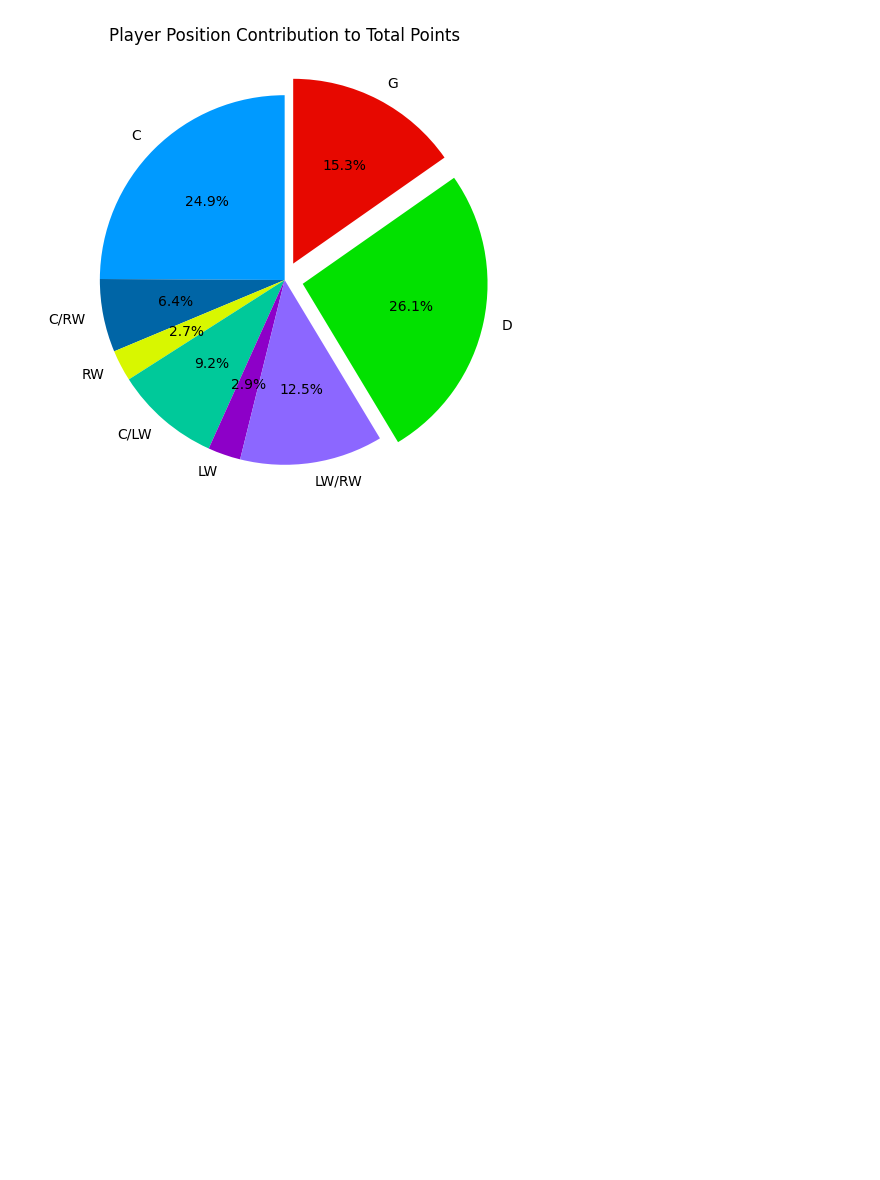
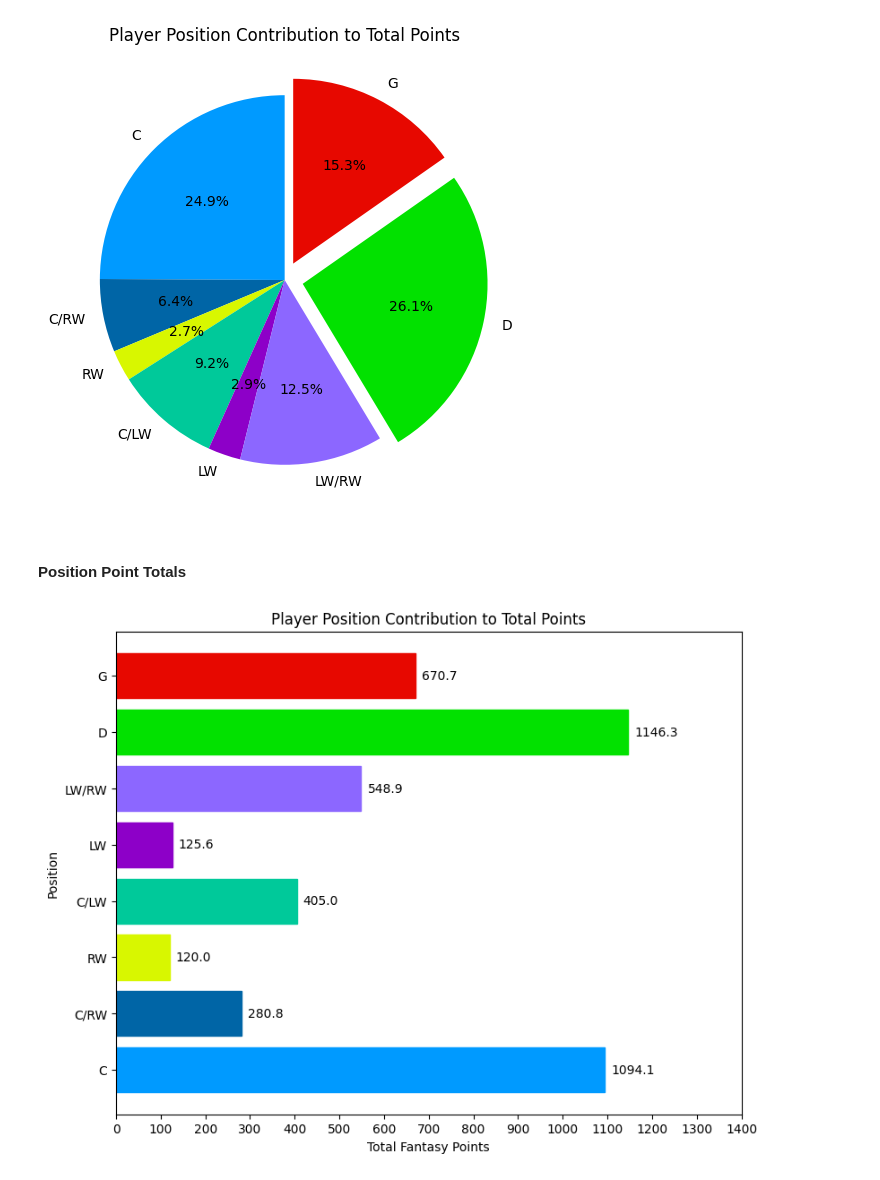
Before and after one commit to carsonbennett1/Hockey-Player-Analysis-Project, a Jupyter notebook: Fantasy_Analysis.ipynb, the cells around one changed output. Drawn from its saved outputs; the diff is of its cells as text; code cells hidden in the pictures; blank space fills up the shorter version.

Commit message:
bar_graph

```diff
--- a/Fantasy_Analysis.ipynb
+++ b/Fantasy_Analysis.ipynb
@@ -307,3 +307,29 @@ plt.title('Player Position Contribution to Total Points')
 plt.show()
 # %% [output]
 [figure]
+# %% [markdown]
+#### Position Point Totals
+# %%
+x_ticks = np.arange(0,1500,100)
+
+plt.figure(figsize=(9,7))
+
+h_bar_graph = plt.barh(labels, nums)
+plt.bar_label(h_bar_graph,labels=nums,label_type='edge', padding=5)
+
+h_bar_graph[0].set_color('#009aff')
+h_bar_graph[1].set_color('#0065a6')
+h_bar_graph[2].set_color('#d8f700')
+h_bar_graph[3].set_color('#00c99a')
+h_bar_graph[4].set_color('#8d00c8')
+h_bar_graph[5].set_color('#8c67ff')
+h_bar_graph[6].set_color('#02e100')
+h_bar_graph[7].set_color('#e70800')
+
+plt.xticks(x_ticks)
+plt.title('Player Position Contribution to Total Points')
+plt.ylabel('Position')
+plt.xlabel('Total Fantasy Points')
+plt.show()
+# %% [output]
+[figure, added]
```
Also changed, not shown: 2 other files.
